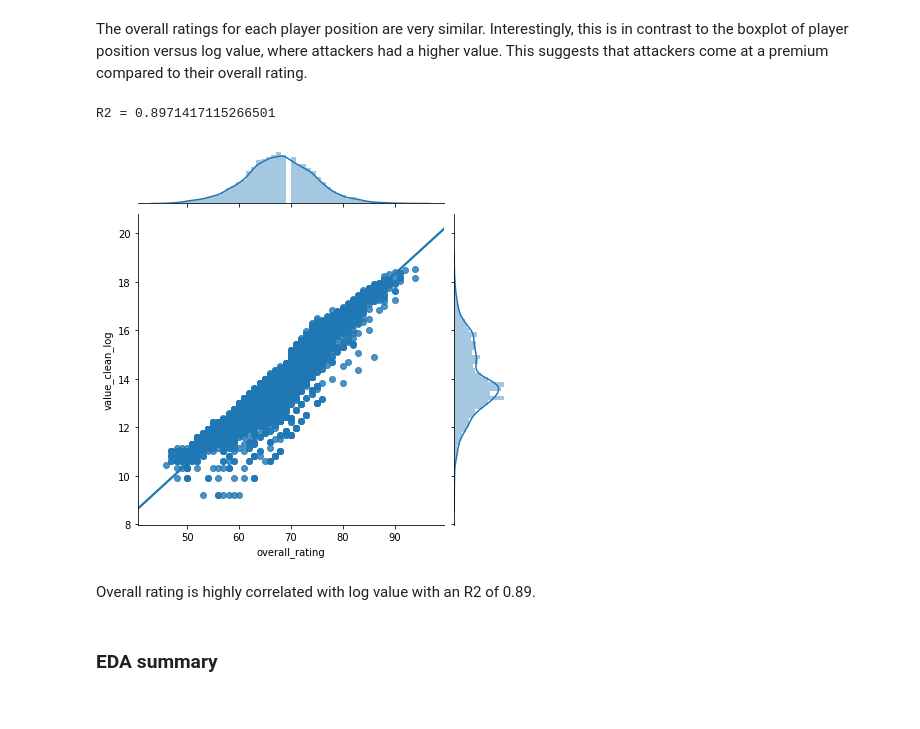
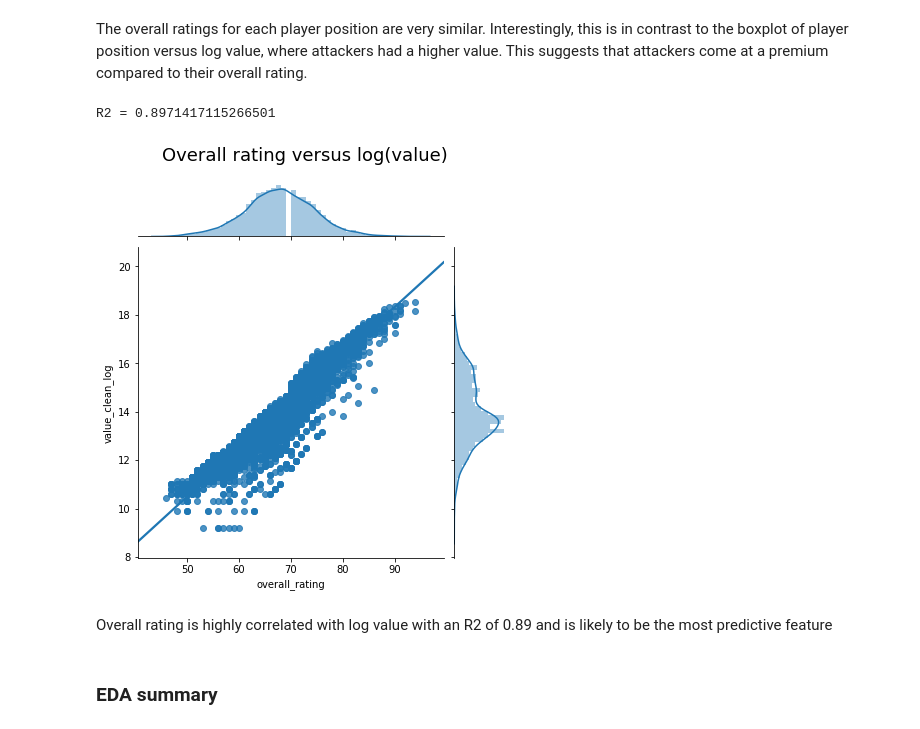
Before and after one commit to julian-west/sofifa-analysis, a Jupyter notebook: predicting player value.ipynb, the cells around one changed output. Cells and saved outputs as stored; diff of their text form; code cells hidden in the pictures.

```diff
--- a/predicting player value.ipynb
+++ b/predicting player value.ipynb
@@ -191,13 +222,14 @@ There are 27 unique positions. This is quite a lot for a categorical variable an
 # %%
 def bucket_positions(pos):
+    """Converts the specific position to a more general category"""
 
-    positions_dict = {
+    POSITIONS_DICT = {
         'attack': ['CF', 'RF', 'LF', 'ST', 'LS', 'RS'],
         'midfield': ['CM', 'CAM', 'RM', 'CDM', 'LM', 'RCM', 'LCM', 'RDM', 'LDM', 'RAM', 'LAM', 'LW', 'RW'],
         'defence': ['LCB', 'CB', 'RB', 'RCB', 'LWB', 'LB', 'RWB'],
         'goal_keeper': ['GK']}
 
-    for category, pos_list in positions_dict.items():
+    for category, pos_list in POSITIONS_DICT.items():
         if pos in pos_list:
             return category
 
@@ -366,13 +414,14 @@ The overall ratings for each player position are very similar. Interestingly, th
 # %%
 sns.jointplot(df['overall_rating'],
               df['value_clean_log'],
               kind="reg")
+plt.suptitle("Overall rating versus log(value)",fontsize=18,y=1.05)
 
 print(f"R2 = {pearsonr(df['overall_rating'],df['value_clean_log'])[0]**2}")
 # %% [output]
 R2 = 0.8971417115266501
-[figure, old version]
+[figure, new version]
 # %% [markdown]
-Overall rating is highly correlated with log value with an R2 of 0.89.
+Overall rating is highly correlated with log value with an R2 of 0.89 and is likely to be the most predictive feature
 # %% [markdown]
 ### EDA summary
```
Also changed, not shown: parts of 93 cells of this notebook, 1 other file.
